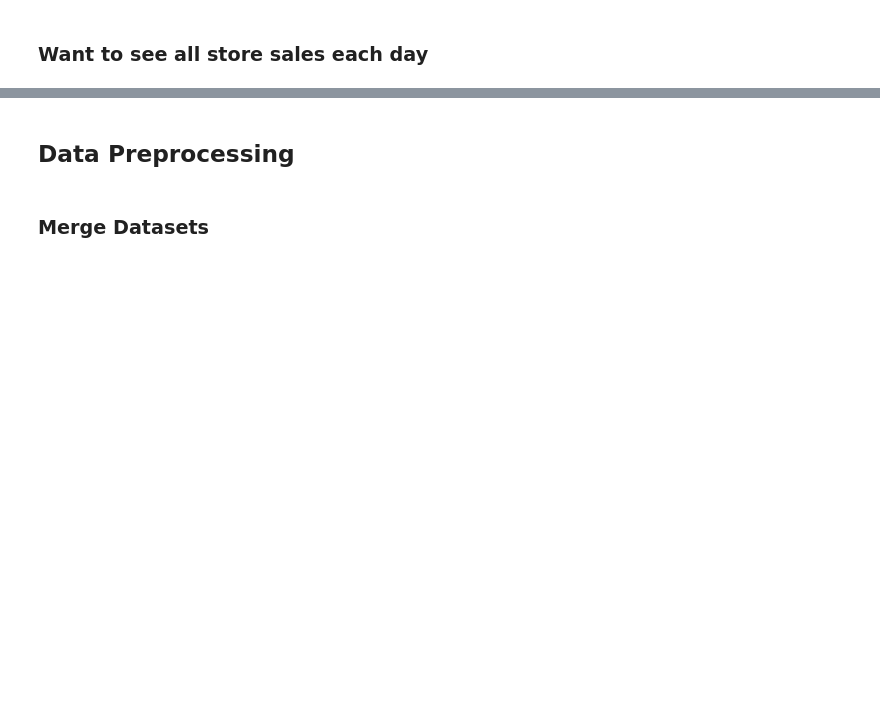
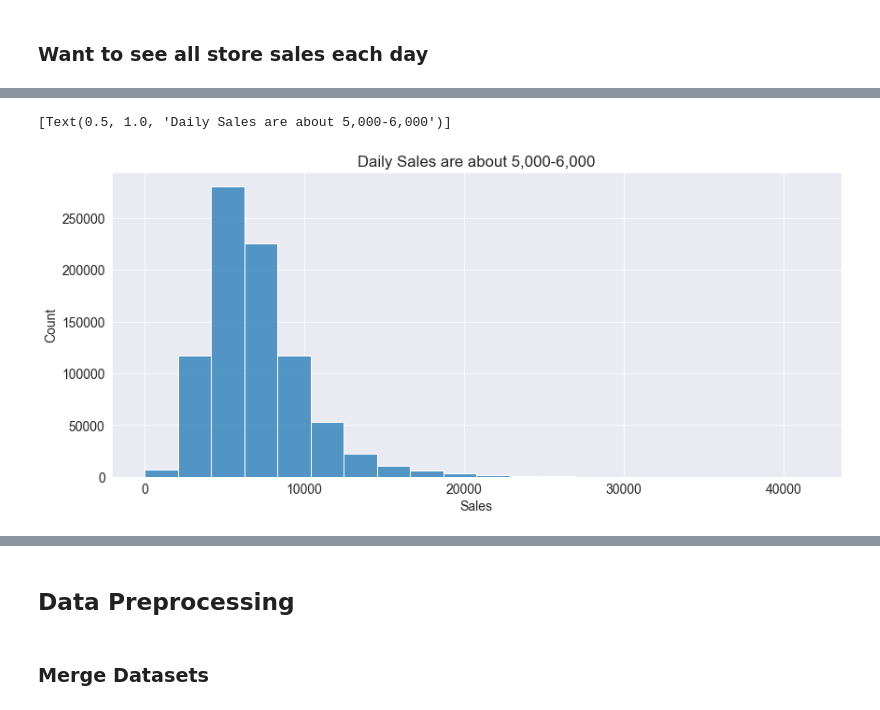
Before and after one commit to daraneeS/REGRESSION-XGBoost_Retail_Sales_Predict, a Jupyter notebook: Rossman_Store_Sale.ipynb, the cells around one changed output, grey strips where cells are left out. Drawn from its saved outputs; the diff is of its cells as text; code cells hidden in the pictures; blank space fills up the shorter version.

```diff
--- a/Rossman_Store_Sale.ipynb
+++ b/Rossman_Store_Sale.ipynb
@@ -191,0 +192,5 @@ ross_df_viz
+# %%
+sns.histplot(data=ross_df_viz[Open_1], x="Sales", bins=20).set(title="Daily Sales are about 5,000-6,000")
+# %% [output]
+[Text(0.5, 1.0, 'Daily Sales are about 5,000-6,000')]
+[figure, added]
```
Also changed, not shown: parts of 14 cells of this notebook.
